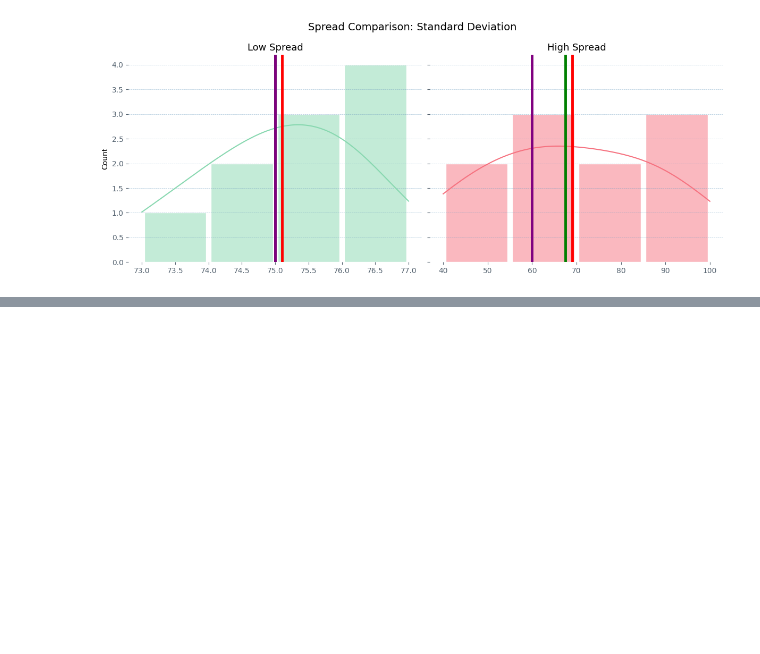
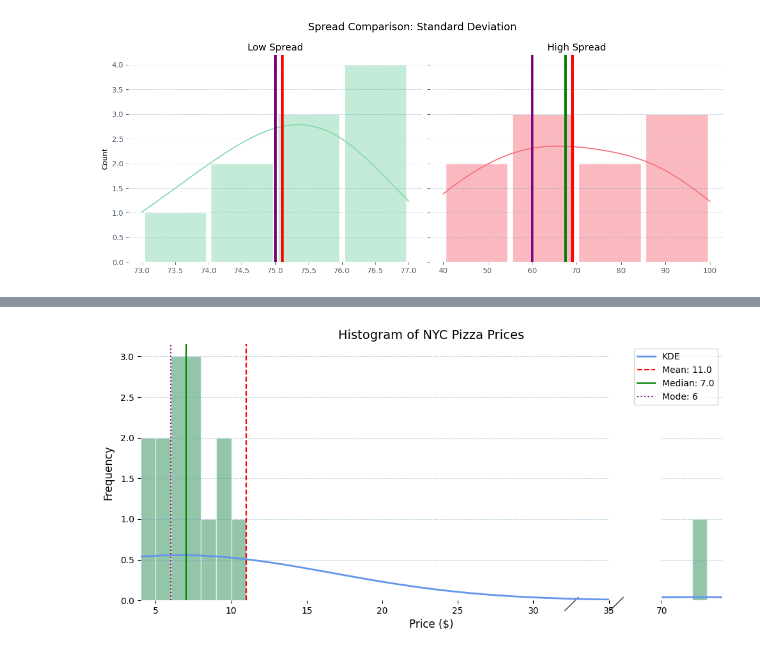
Before and after one commit to Rumaan-Kaisar/DataScience, a Jupyter notebook: Stat_ch1_dscptv/ch1_descriptive_stat_P2.ipynb, the cells around one changed output, grey strips where cells are left out. Drawn from its saved outputs; the diff is of its cells as text; code cells hidden in the pictures; blank space fills up the shorter version.

```diff
--- a/Stat_ch1_dscptv/ch1_descriptive_stat_P2.ipynb
+++ b/Stat_ch1_dscptv/ch1_descriptive_stat_P2.ipynb
@@ -382,0 +570,61 @@ plt.show()
+# %%
+from brokenaxes import brokenaxes
+import matplotlib.pyplot as plt
+import numpy as np
+from scipy.stats import gaussian_kde
+from collections import Counter
+
+# Data
+prices = [4, 4, 5, 5, 6, 6, 6, 7, 7, 7, 8, 9, 9, 10, 72]
+
+# KDE calculation
+kde = gaussian_kde(prices)
+x_vals = np.linspace(4, 74, 500)
+# y_vals = kde(x_vals)
+
+bin_width = 1
+y_vals = kde(x_vals) * len(prices) * bin_width
+
+
+# Create figure
+fig = plt.figure(figsize=(10, 5))
+bax = brokenaxes(xlims=((4, 35), (70, 74)), hspace=0.05)
+
+# Histogram
+bax.hist(prices, bins=range(4, 74), color="#4c9f70", edgecolor="white", alpha=0.6)
+
+# KDE plot
+bax.plot(x_vals, y_vals, color="#6495ed", linewidth=2, label="KDE")
+
+# Mean, Median, Mode
+mean = np.mean(prices)
+median = np.median(prices)
+mode = max(Counter(prices), key=Counter(prices).get)
+
+bax.axvline(mean, color="red", linestyle="--", label=f"Mean: {mean:.1f}")
+bax.axvline(median, color="green", linestyle="-", label=f"Median: {median}")
+bax.axvline(mode, color="purple", linestyle=":", label=f"Mode: {mode}")
+
+# Labels and styling
+bax.set_title("Histogram of NYC Pizza Prices", fontsize=14)
+bax.set_xlabel("Price ($)", fontsize=12, labelpad=20)
+bax.set_ylabel("Frequency", fontsize=12, labelpad=30)
+bax.legend(loc="upper right")
+
+# To enable grid lines on a brokenaxes plot (bax), you cannot use plt.grid() as it only affects the default plt.gca() axes — not the custom sub-axes inside brokenaxes.
+# Instead, you must loop through the individual axes inside the brokenaxes object. Here’s how to do it:
+# Add this after your plotting code (but before plt.show()):
+
+# Set grid for each subplot in brokenaxes
+for ax in bax.axs:
+    ax.grid(axis="y", linestyle="--", linewidth=0.5, alpha=0.6, color="#72a0c1")
+
+    # Optional: Hide top/right spines for clean look
+    for spine in ax.spines.values():
+        spine.set_visible(False)
+
+
+plt.tight_layout()
+plt.show()
+# %% [output]
+[figure, added]
```
Also changed, not shown: parts of 6 cells of this notebook.
